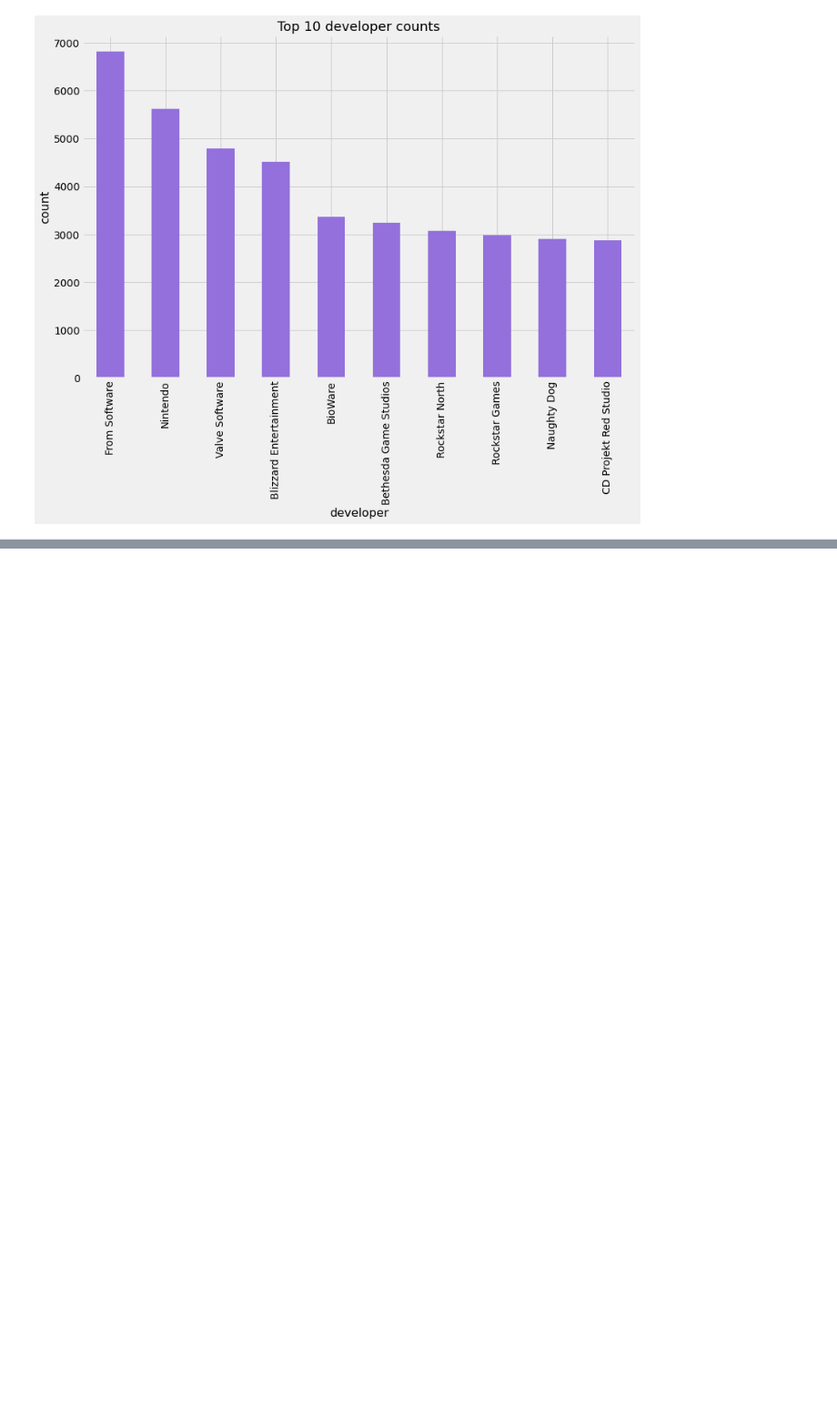
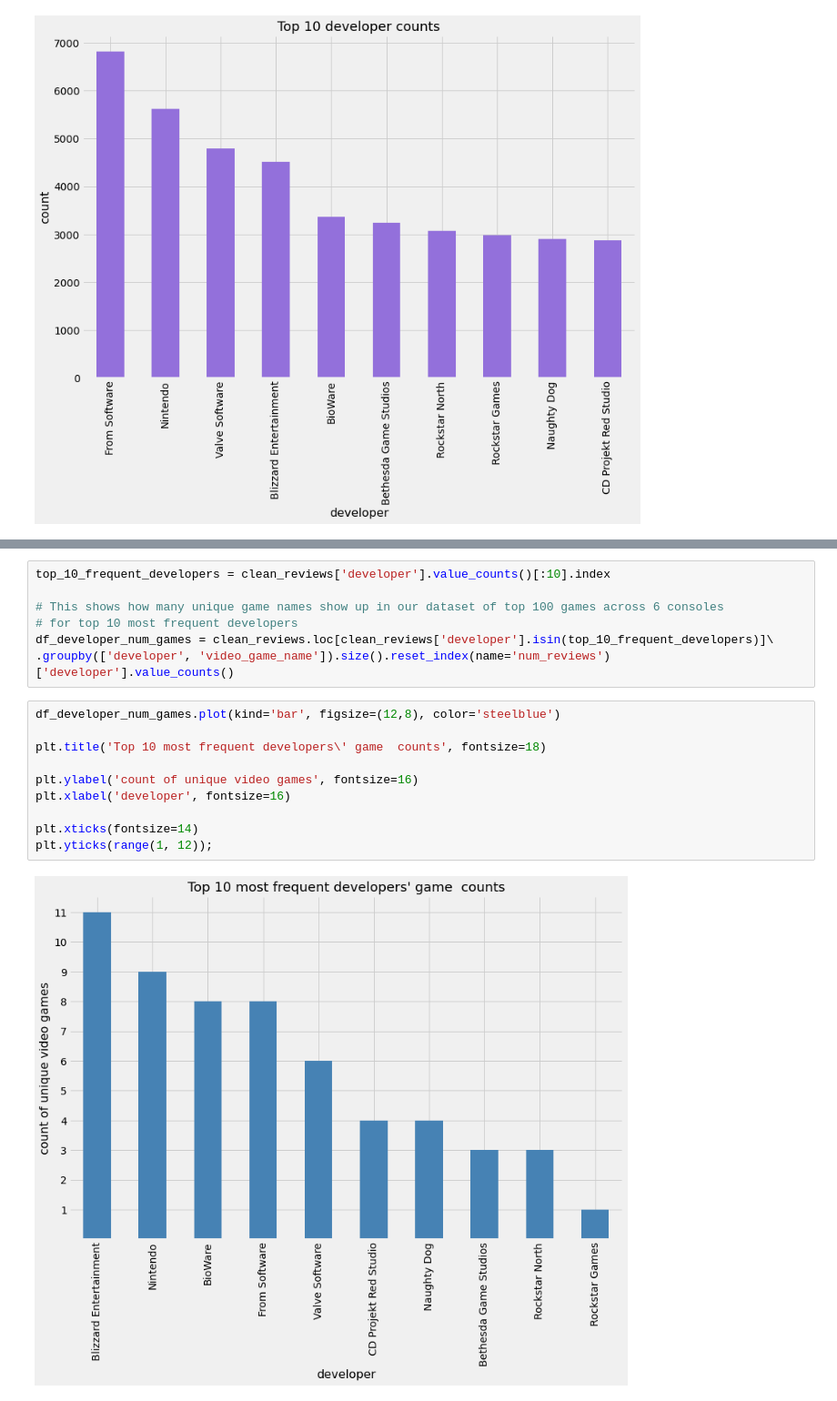
Before and after one commit to Ftrejo23/Capstone_Project_WIP, a Jupyter notebook: code/03_EDA_&_Preliminary_Analysis.ipynb, the cells around one changed output, grey strips where cells are left out. Shown at 91% size. Cells and saved outputs as stored; diff of their text form; blank space fills up the shorter version.

```diff
--- a/code/03_EDA_&_Preliminary_Analysis.ipynb
+++ b/code/03_EDA_&_Preliminary_Analysis.ipynb
@@ -435,0 +433,19 @@ Name: user_score, dtype: float64
+# %%
+top_10_frequent_developers = clean_reviews['developer'].value_counts()[:10].index
+
+# This shows how many unique game names show up in our dataset of top 100 games across 6 consoles
+# for top 10 most frequent developers
+df_developer_num_games = clean_reviews.loc[clean_reviews['developer'].isin(top_10_frequent_developers)]\
+.groupby(['developer', 'video_game_name']).size().reset_index(name='num_reviews')['developer'].value_counts()
+# %%
+df_developer_num_games.plot(kind='bar', figsize=(12,8), color='steelblue')
+
+plt.title('Top 10 most frequent developers\' game  counts', fontsize=18)
+
+plt.ylabel('count of unique video games', fontsize=16)
+plt.xlabel('developer', fontsize=16)
+
+plt.xticks(fontsize=14)
+plt.yticks(range(1, 12));
+# %% [output]
+[figure, added]
```
Also changed, not shown: parts of 34 cells of this notebook.
